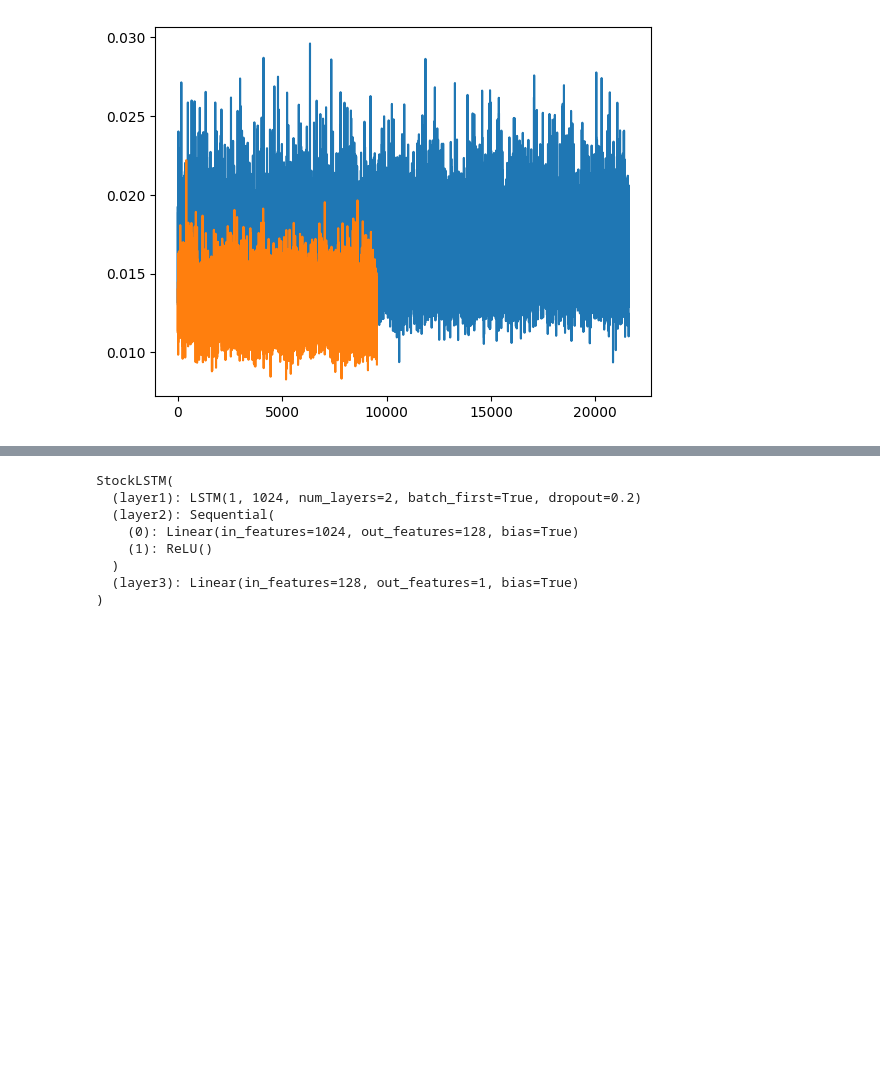
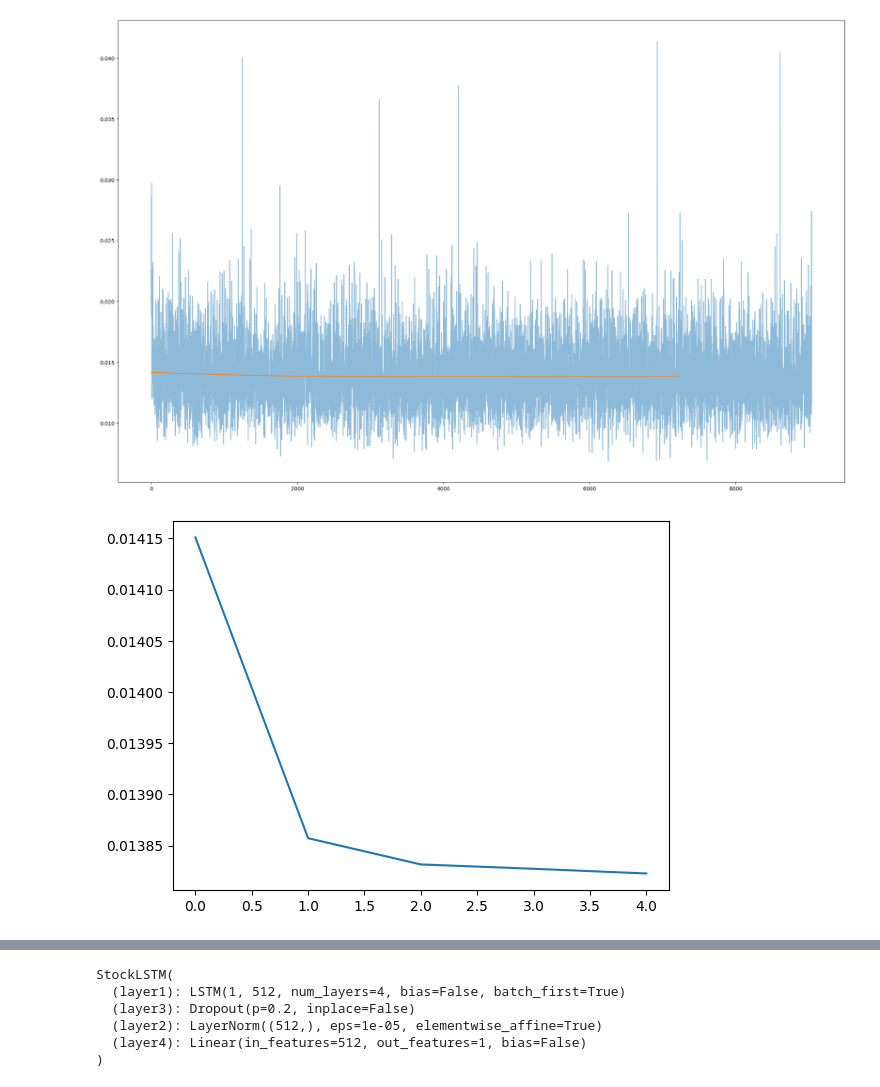
Before and after one commit to Nacnano/stock-machine-learning-project, a Jupyter notebook: LSTM2.ipynb, the cells around one changed output, grey strips where cells are left out. Cells and saved outputs as stored; diff of their text form; code cells hidden in the pictures; blank space fills up the shorter version.

```diff
--- a/LSTM2.ipynb
+++ b/LSTM2.ipynb
@@ -225,6 +225,12 @@ val loss :  0.01266559507635342
-# %%
-plt.plot(train_losses)
-plt.plot(val_losses)
-plt.show()
-# %% [output]
-[figure, removed]
+# %%
+plt.figure(figsize=(25, 16))
+plt.plot(train_losses,alpha=0.5)
+plt.plot(list(range(0,len(train_losses),int(len(train_losses) / len(avarage_train_losses)))),avarage_train_losses)
+plt.show()
+plt.plot(avarage_train_losses)
+plt.show()
+plt.plot(avarage_val_losses)
+plt.show()
+# %% [output]
+[figure, added]
+[figure, added]
@@ -242,17 +249,15 @@ train_losses_file.close()
 val_losses_file.close()
 # %%
 best_model = StockLSTM()
-best_model.load_state_dict(torch.load(configs["model_folder"] + "LSTM.pth.tar")['model'])
+# best_model.load_state_dict(torch.load(configs["model_folder"] + "LSTM.pth.tar")['model'])
 
 best_model.to(device)
 best_model.eval()
 # %% [output]
 StockLSTM(
-  (layer1): LSTM(1, 1024, num_layers=2, batch_first=True, dropout=0.2)
-  (layer2): Sequential(
-    (0): Linear(in_features=1024, out_features=128, bias=True)
-    (1): ReLU()
-  )
-  (layer3): Linear(in_features=128, out_features=1, bias=True)
+  (layer1): LSTM(1, 512, num_layers=4, bias=False, batch_first=True)
+  (layer3): Dropout(p=0.2, inplace=False)
+  (layer2): LayerNorm((512,), eps=1e-05, elementwise_affine=True)
+  (layer4): Linear(in_features=512, out_features=1, bias=False)
 )
 # %%
```
Also changed, not shown: parts of 12 cells of this notebook, 3 other files.
